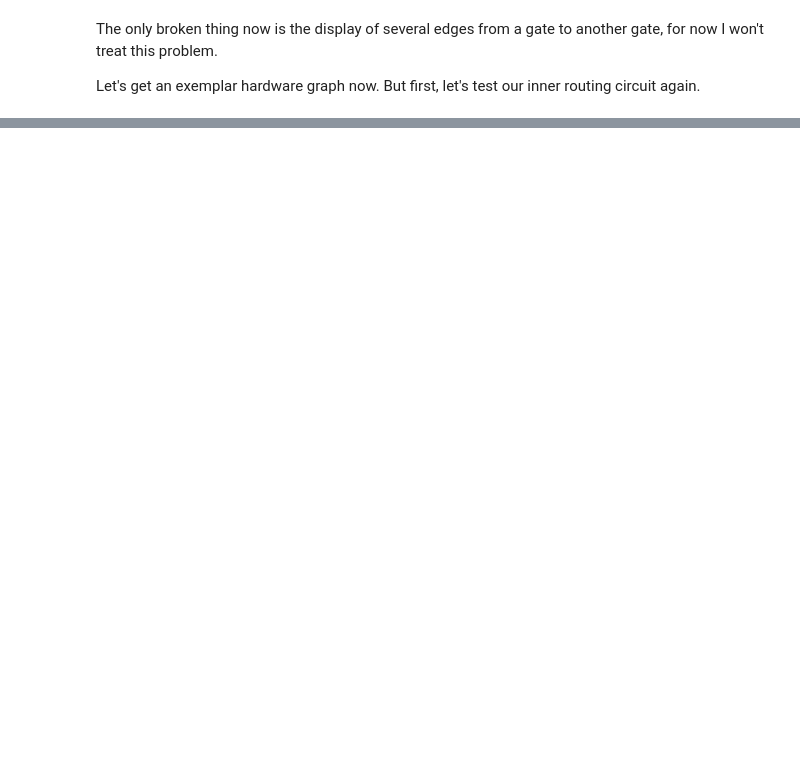
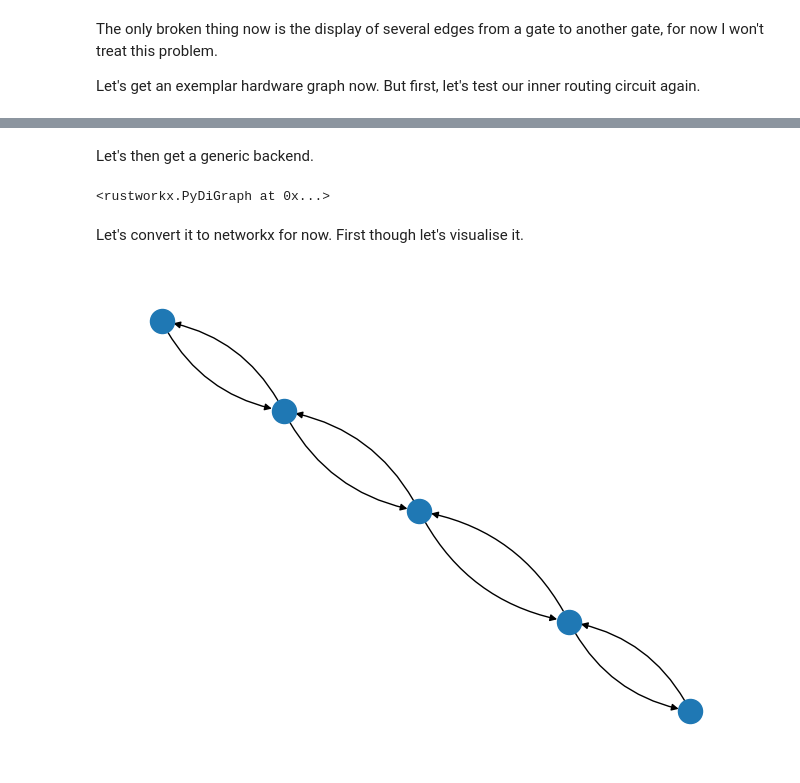
Before and after one commit to strategy155/quariadne, a Jupyter notebook: notebook/MILP.ipynb, the cells around one changed output, grey strips where cells are left out. Cells and saved outputs as stored; diff of their text form; code cells hidden in the pictures; blank space fills up the shorter version.

```diff
--- a/notebook/MILP.ipynb
+++ b/notebook/MILP.ipynb
@@ -464,0 +465,16 @@ random_routing_circuit.plot_dag()
+# %% [markdown]
+Let's then get a generic backend.
+# %%
+import qiskit_ibm_runtime.fake_provider
+
+manila_backend = qiskit_ibm_runtime.fake_provider.FakeManilaV2()
+coupling_graph = manila_backend.coupling_map.graph
+coupling_graph
+# %% [output]
+<rustworkx.PyDiGraph at 0x...>
+# %% [markdown]
+Let's convert it to networkx for now. First though let's visualise it.
+# %%
+rustworkx.visualization.mpl_draw(coupling_graph)
+# %% [output]
+[figure, added]
```
Also changed, not shown: parts of 15 cells of this notebook, 13 other files.
